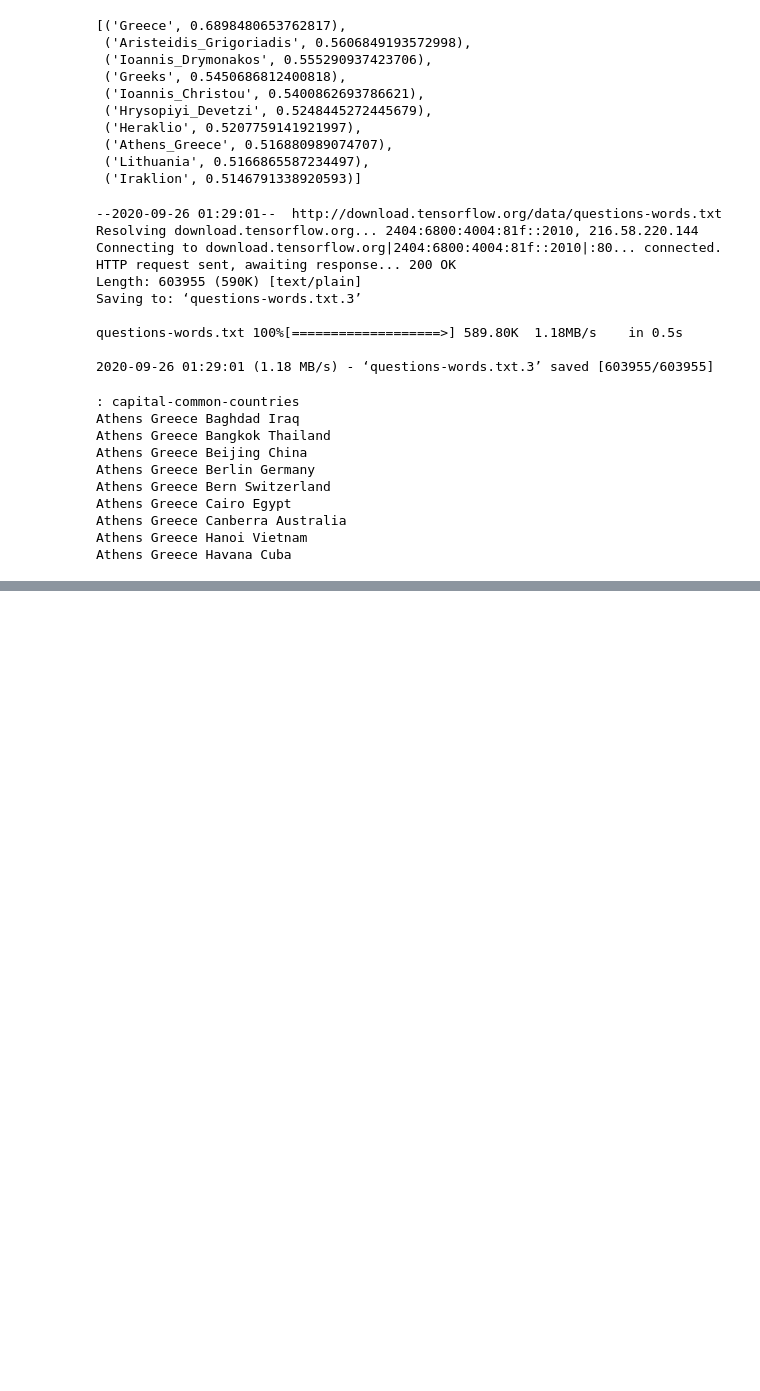
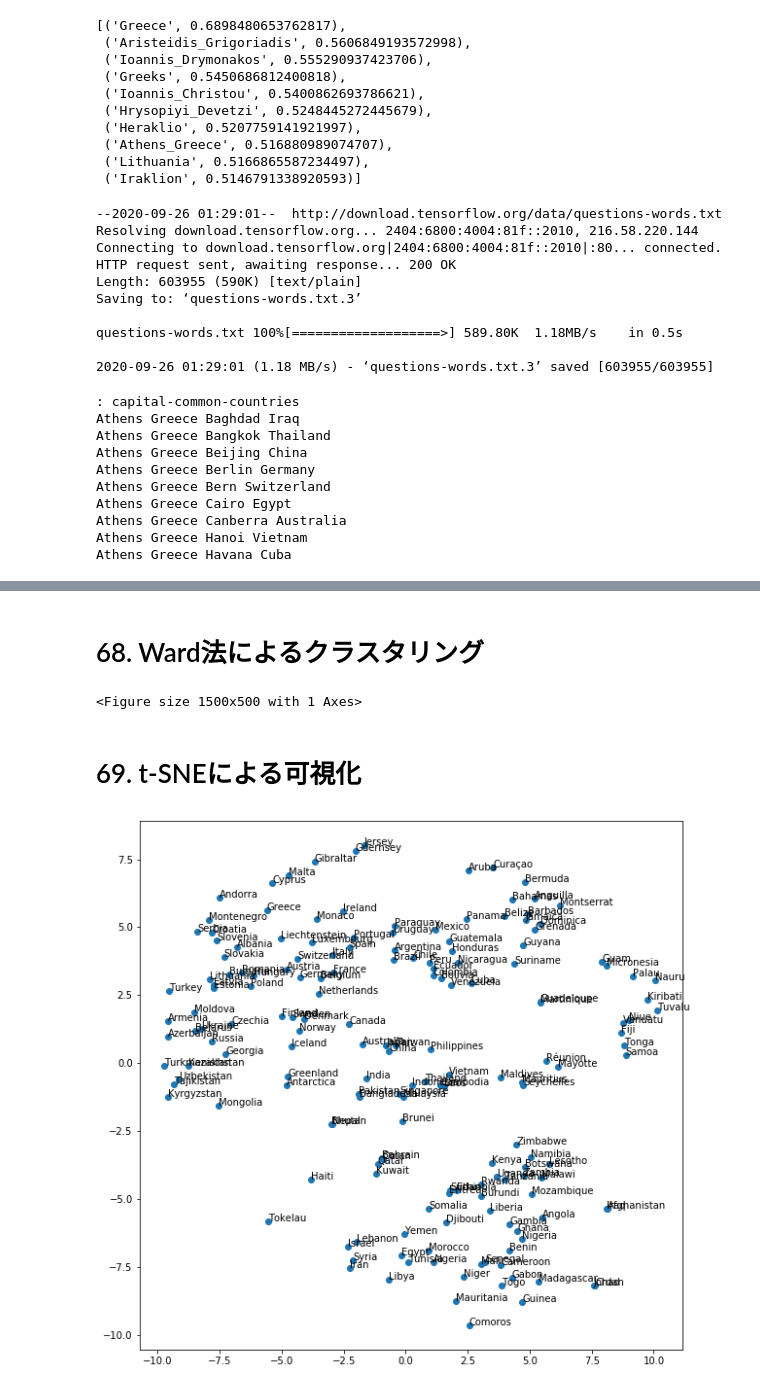
Before and after one commit to yuukiootaki/nlp_100, a Jupyter notebook: src/section7.ipynb, the cells around one changed output, grey strips where cells are left out. Saved outputs shown, nothing was run; the diff lists cells and outputs as text; code cells hidden in the pictures; blank space fills up the shorter version.

```diff
--- a/src/section7.ipynb
+++ b/src/section7.ipynb
@@ -115,0 +189,21 @@ array=[-3.61328125e-02 -4.83398438e-02  2.35351562e-01  1.74804688e-01
+# %%
+from country_list import countries_for_language
+
+countries_dict = dict(countries_for_language('en'))
+countries_vec = []
+countries = []
+for shorten, country in countries_dict.items():
+    try:
+        countries_vec.append(model[country])
+        countries.append(country)
+    except KeyError:
+        continue
+# %%
+from sklearn.cluster import KMeans
+
+kmeans = KMeans(n_clusters=5)
+kmeans.fit(countries_vec)
+for i in range(5):
+    cluster = np.where(kmeans.labels_ == i)[0]
+    print('cluster', i)
+    print(', '.join([countries[k] for k in cluster]))
@@ -115,0 +221,25 @@ array=[-3.61328125e-02 -4.83398438e-02  2.35351562e-01  1.74804688e-01
+# %% [markdown]
+# 68. Ward法によるクラスタリング
+# %%
+from matplotlib import pyplot as plt
+from scipy.cluster.hierarchy import dendrogram, linkage
+
+plt.figure(figsize=(15, 5))
+Z = linkage(countries_vec, method='ward')
+dendrogram(Z, labels=countries)
+plt.show()
+# %% [output]
+<Figure size 1500x500 with 1 Axes>
+# %% [markdown]
+# 69. t-SNEによる可視化
+# %%
+import bhtsne
+
+embedded = bhtsne.tsne(np.array(countries_vec).astype(np.float64), dimensions=2, rand_seed=123)
+plt.figure(figsize=(10, 10))
+plt.scatter(np.array(embedded).T[0], np.array(embedded).T[1])
+for (x, y), name in zip(embedded, countries):
+    plt.annotate(name, (x, y))
+plt.show()
+# %% [output]
+[figure, added]
```
Also changed, not shown: parts of 9 cells of this notebook, 9 other files.
